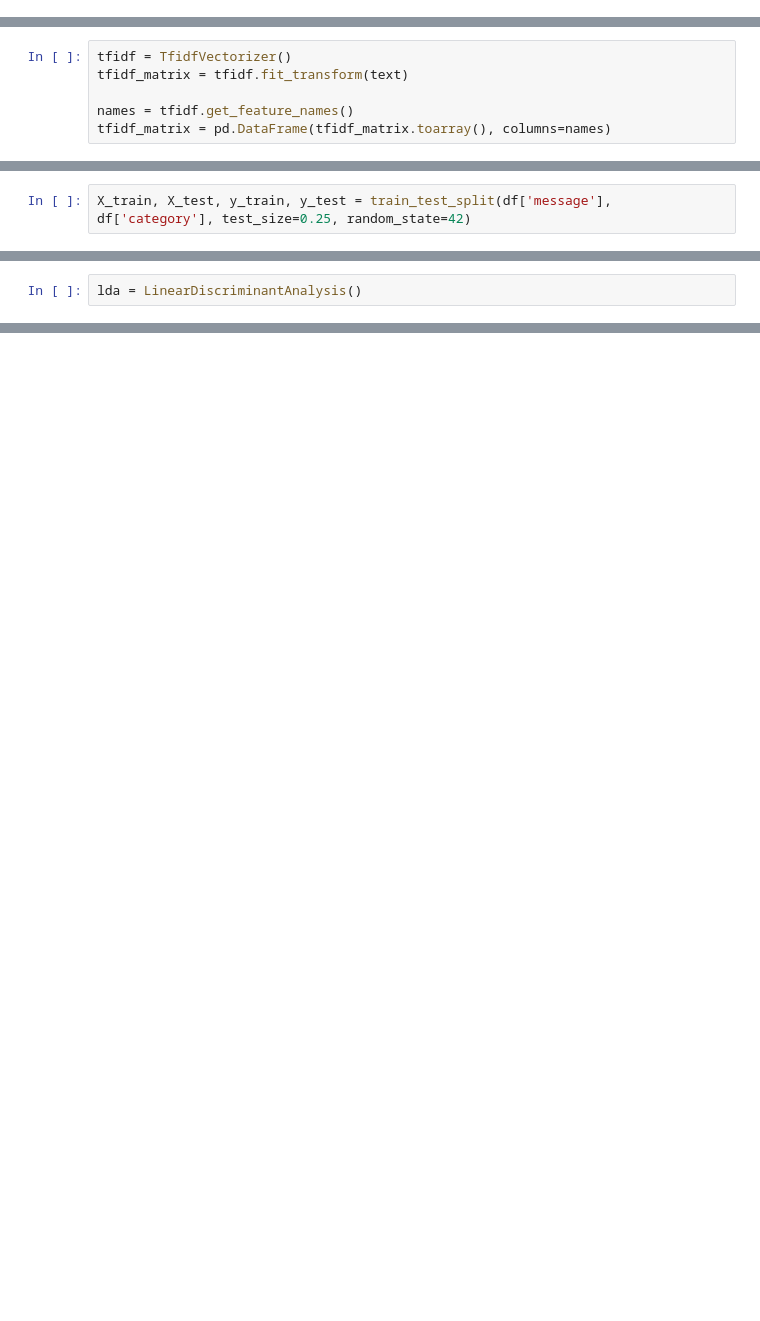
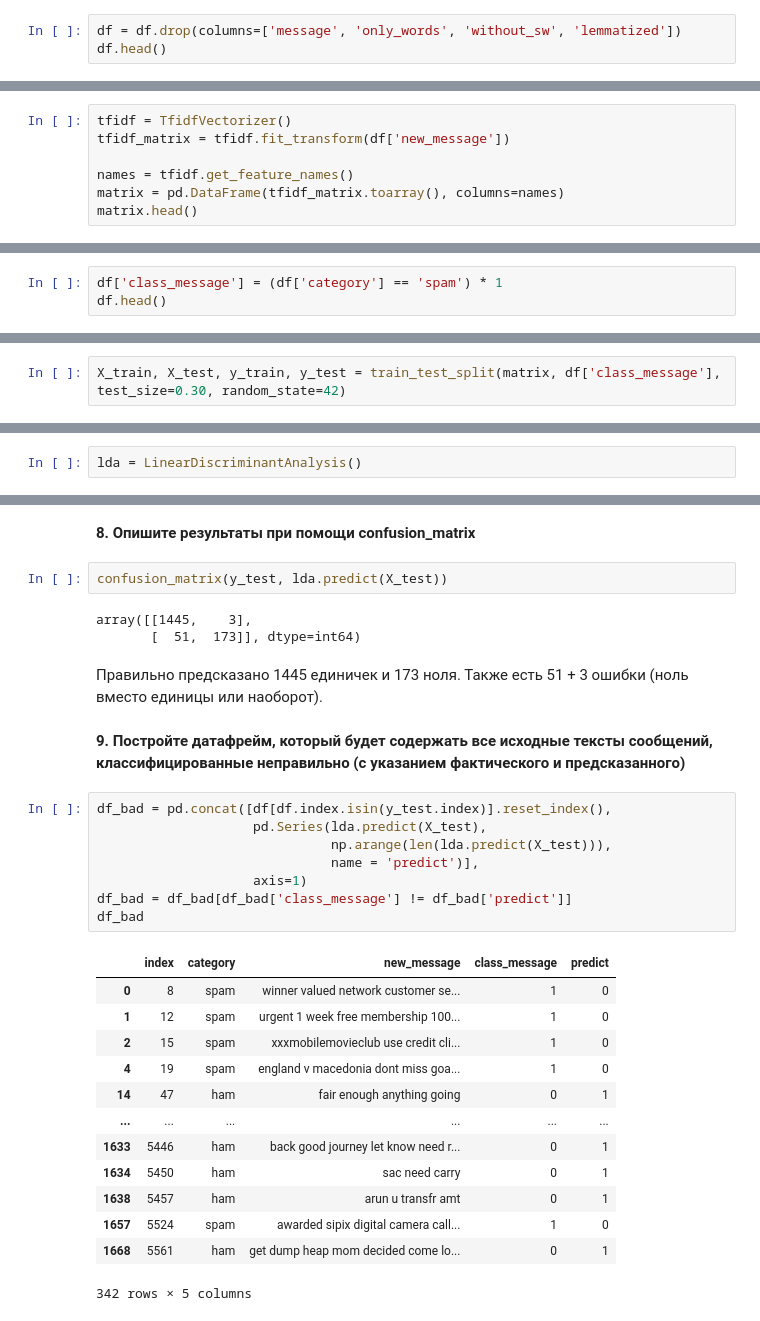
Before and after one commit to myfoks/Netology_DA_Python_TikhonovaIS, a Jupyter notebook: HW_TIS_19042021/HW_TIS_19042021.ipynb, the cells around one changed output, grey strips where cells are left out. Saved outputs shown, nothing was run; the diff lists cells and outputs as text; blank space fills up the shorter version.

```diff
--- a/HW_TIS_19042021/HW_TIS_19042021.ipynb
+++ b/HW_TIS_19042021/HW_TIS_19042021.ipynb
@@ -213,2 +217,5 @@ text[0:10]
 # %% [markdown]
 **5. Преобразуйте все сообщения в вектора TF-IDF**
+# %%
+df = df.drop(columns=['message', 'only_words', 'without_sw', 'lemmatized'])
+df.head()
@@ -215,6 +229,7 @@ text[0:10]
 # %%
 tfidf = TfidfVectorizer()
-tfidf_matrix = tfidf.fit_transform(text)
+tfidf_matrix = tfidf.fit_transform(df['new_message'])
 
 names = tfidf.get_feature_names()
-tfidf_matrix = pd.DataFrame(tfidf_matrix.toarray(), columns=names)
+matrix = pd.DataFrame(tfidf_matrix.toarray(), columns=names)
+matrix.head()
@@ -231,2 +244,5 @@ tfidf_matrix.tail()
 # %% [markdown]
 **6. Разделите данные на тестовые и тренировочные в соотношении 30/70, укажите random_state=42.**
+# %%
+df['class_message'] = (df['category'] == 'spam') * 1
+df.head()
@@ -233,2 +256,2 @@ tfidf_matrix.tail()
 # %%
-X_train, X_test, y_train, y_test = train_test_split(df['message'], df['category'], test_size=0.25, random_state=42)
+X_train, X_test, y_train, y_test = train_test_split(matrix, df['class_message'], test_size=0.30, random_state=42)
@@ -240,0 +272,33 @@ ValueError: could not convert string to float: 'WINNER!! As a valued network cus
+# %% [markdown]
+**8. Опишите результаты при помощи confusion_matrix**
+# %%
+confusion_matrix(y_test, lda.predict(X_test))
+# %% [output]
+array([[1445,    3],
+       [  51,  173]], dtype=int64)
+# %% [markdown]
+Правильно предсказано 1445 единичек и 173 ноля. Также есть 51 + 3 ошибки (ноль вместо единицы или наоборот).
+# %% [markdown]
+**9. Постройте датафрейм, который будет содержать все исходные тексты сообщений, классифицированные неправильно (с указанием фактического и предсказанного)**
+# %%
+df_bad = pd.concat([df[df.index.isin(y_test.index)].reset_index(),
+                    pd.Series(lda.predict(X_test),
+                              np.arange(len(lda.predict(X_test))),
+                              name = 'predict')],
+                    axis=1)
+df_bad = df_bad[df_bad['class_message'] != df_bad['predict']]
+df_bad
+# %% [output]
+|  | index | category | new_message | class_message | predict |
+| 0 | 8 | spam | winner valued network customer se... | 1 | 0 |
+| 1 | 12 | spam | urgent 1 week free membership 100... | 1 | 0 |
+| 2 | 15 | spam | xxxmobilemovieclub use credit cli... | 1 | 0 |
+| 4 | 19 | spam | england v macedonia dont miss goa... | 1 | 0 |
+| 14 | 47 | ham | fair enough anything going | 0 | 1 |
+| ... | ... | ... | ... | ... | ... |
+| 1633 | 5446 | ham | back good journey let know need r... | 0 | 1 |
+| 1634 | 5450 | ham | sac need carry | 0 | 1 |
+| 1638 | 5457 | ham | arun u transfr amt | 0 | 1 |
+| 1657 | 5524 | spam | awarded sipix digital camera call... | 1 | 0 |
+| 1668 | 5561 | ham | get dump heap mom decided come lo... | 0 | 1 |
+342 rows × 5 columns
```
Also changed, not shown: parts of 22 cells of this notebook.
